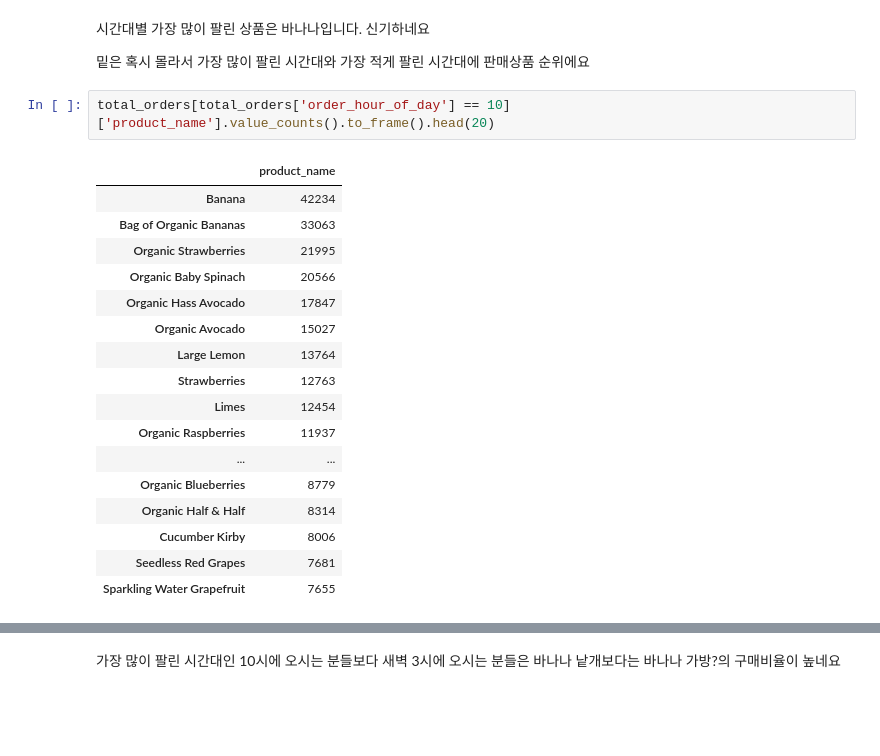
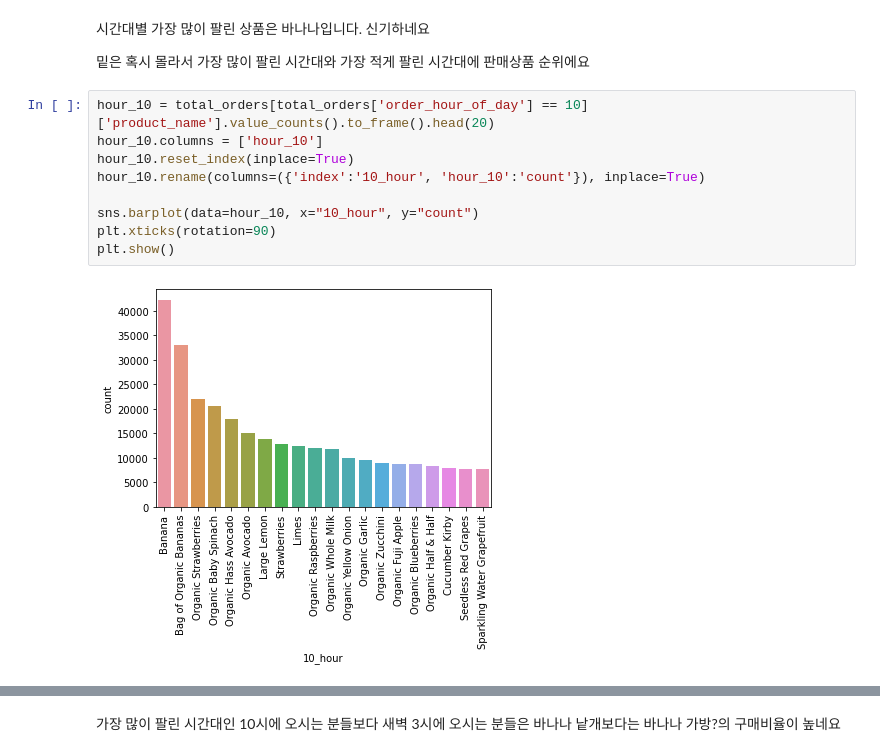
Before and after one commit to Chatti5115/aiffel_dataton, a Jupyter notebook: [D-01]Instacart.ipynb, the cells around one changed output, grey strips where cells are left out. Saved outputs shown, nothing was run; the diff lists cells and outputs as text; blank space fills up the shorter version.

```diff
--- a/[D-01]Instacart.ipynb
+++ b/[D-01]Instacart.ipynb
@@ -294,23 +703,14 @@ hour_product
 
 밑은 혹시 몰라서 가장 많이 팔린 시간대와 가장 적게 팔린 시간대에 판매상품 순위에요
 # %%
-total_orders[total_orders['order_hour_of_day'] == 10]['product_name'].value_counts().to_frame().head(20)
+hour_10 = total_orders[total_orders['order_hour_of_day'] == 10]['product_name'].value_counts().to_frame().head(20)
+hour_10.columns = ['hour_10']
+hour_10.reset_index(inplace=True)
+hour_10.rename(columns=({'index':'10_hour', 'hour_10':'count'}), inplace=True)
+
+sns.barplot(data=hour_10, x="10_hour", y="count")
+plt.xticks(rotation=90)
+plt.show()
 # %% [output]
-|  | product_name |
-| Banana | 42234 |
-| Bag of Organic Bananas | 33063 |
-| Organic Strawberries | 21995 |
-| Organic Baby Spinach | 20566 |
-| Organic Hass Avocado | 17847 |
-| Organic Avocado | 15027 |
-| Large Lemon | 13764 |
-| Strawberries | 12763 |
-| Limes | 12454 |
-| Organic Raspberries | 11937 |
-| ... | ... |
-| Organic Blueberries | 8779 |
-| Organic Half & Half | 8314 |
-| Cucumber Kirby | 8006 |
-| Seedless Red Grapes | 7681 |
-| Sparkling Water Grapefruit | 7655 |
+[figure, added]
 # %%
```
Also changed, not shown: parts of 37 cells of this notebook.
